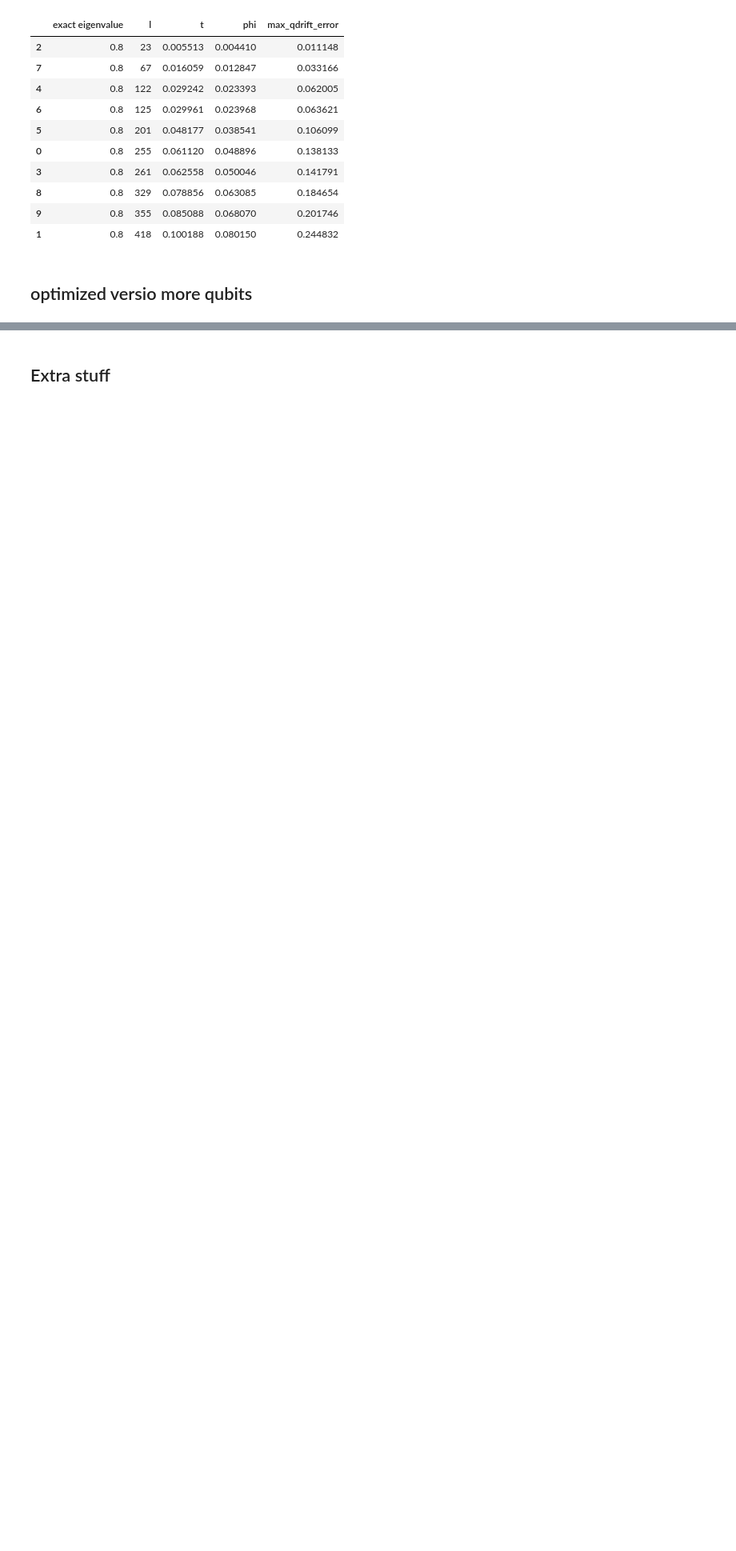
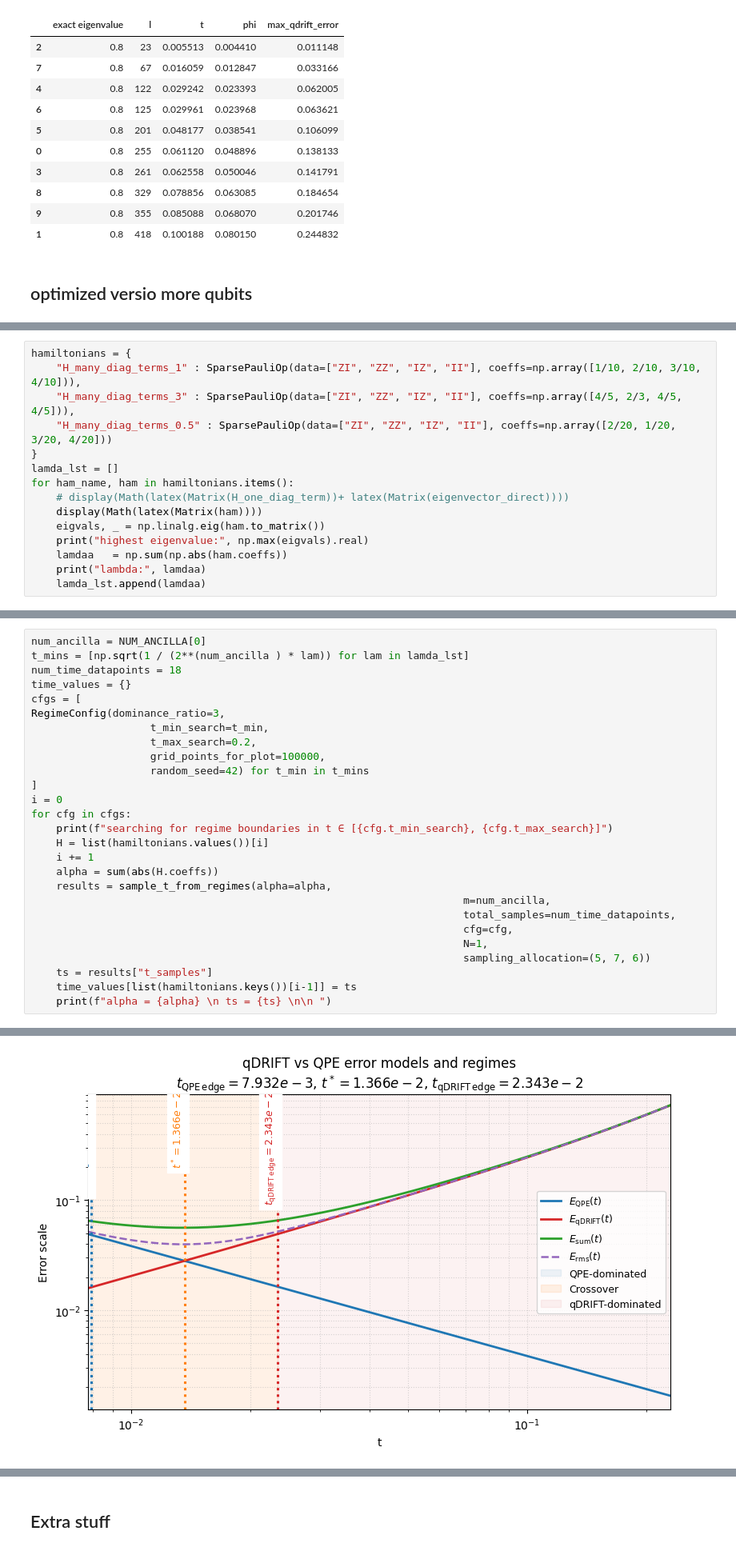
Before and after one commit to Rick0317/qDriftExtraPolation, a Jupyter notebook: notebooks/numerical_tests_qpe_parallel_opt_hermitian.ipynb, the cells around one changed output, grey strips where cells are left out. Shown at 80% size. Saved outputs shown, nothing was run; the diff lists cells and outputs as text; blank space fills up the shorter version.

```diff
--- a/notebooks/numerical_tests_qpe_parallel_opt_hermitian.ipynb
+++ b/notebooks/numerical_tests_qpe_parallel_opt_hermitian.ipynb
@@ -505,0 +513,15 @@ alpha = 1.0
+# %%
+hamiltonians = {
+    "H_many_diag_terms_1" : SparsePauliOp(data=["ZI", "ZZ", "IZ", "II"], coeffs=np.array([1/10, 2/10, 3/10, 4/10])),
+    "H_many_diag_terms_3" : SparsePauliOp(data=["ZI", "ZZ", "IZ", "II"], coeffs=np.array([4/5, 2/3, 4/5, 4/5])),
+    "H_many_diag_terms_0.5" : SparsePauliOp(data=["ZI", "ZZ", "IZ", "II"], coeffs=np.array([2/20, 1/20, 3/20, 4/20]))
+}
+lamda_lst = []
+for ham_name, ham in hamiltonians.items():
+    # display(Math(latex(Matrix(H_one_diag_term))+ latex(Matrix(eigenvector_direct))))
+    display(Math(latex(Matrix(ham))))
+    eigvals, _ = np.linalg.eig(ham.to_matrix())
+    print("highest eigenvalue:", np.max(eigvals).real)
+    lamdaa   = np.sum(np.abs(ham.coeffs))
+    print("lambda:", lamdaa)
+    lamda_lst.append(lamdaa)
@@ -552,0 +548,28 @@ Running worker from process 49968
+# %%
+num_ancilla = NUM_ANCILLA[0]
+t_mins = [np.sqrt(1 / (2**(num_ancilla ) * lam)) for lam in lamda_lst]
+num_time_datapoints = 18
+time_values = {}
+cfgs = [
+RegimeConfig(dominance_ratio=3,
+                   t_min_search=t_min,
+                   t_max_search=0.2,
+                   grid_points_for_plot=100000,
+                   random_seed=42) for t_min in t_mins
+]
+i = 0
+for cfg in cfgs:
+    print(f"searching for regime boundaries in t ∈ [{cfg.t_min_search}, {cfg.t_max_search}]")
+    H = list(hamiltonians.values())[i]
+    i += 1
+    alpha = sum(abs(H.coeffs))
+    results = sample_t_from_regimes(alpha=alpha,
+                                                                     m=num_ancilla,
+                                                                     total_samples=num_time_datapoints,
+                                                                     cfg=cfg,
+                                                                     N=1,
+                                                                     sampling_allocation=(5, 7, 6))
+    ts = results["t_samples"]
+    time_values[list(hamiltonians.keys())[i-1]] = ts
+    print(f"alpha = {alpha} \n ts = {ts} \n\n ")
+# %% [output]
@@ -552,0 +577 @@ Running worker from process 49968
+[figure, added]
```
Also changed, not shown: parts of 9 cells of this notebook, 15 other files.
